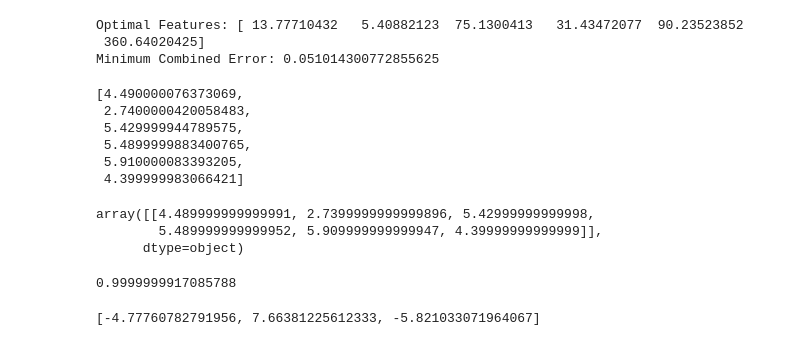
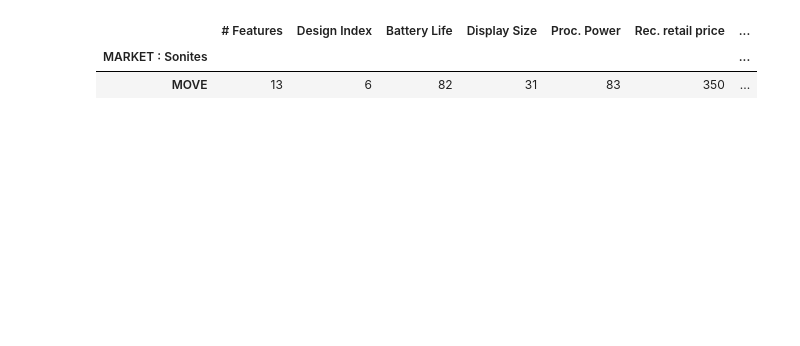
Before and after one commit to FedericoCortesi/Markstrat, a Jupyter notebook: test_notebook.ipynb, the cells around one changed output. Drawn from its saved outputs; the diff is of its cells as text; code cells hidden in the pictures; blank space fills up the shorter version.

```diff
--- a/test_notebook.ipynb
+++ b/test_notebook.ipynb
@@ -42,34 +58,11 @@ array([[-2.9, 12.199999999999974, -3.8200000000000056]], dtype=object)
+# %%
+son.move_features
+# %% [output]
+|  | # Features | Design Index | Battery Life | Display Size | Proc. Power | Rec. retail price | ... |
+| MARKET : Sonites |  |  |  |  |  |  | ... |
+| MOVE | 13 | 6 | 82 | 31 | 83 | 350 | ... |
 # %%
-optimum = solver.find_optimum(ideal_semantic=target_sem, ideal_mds=target_mds, semantic_weights=son.rel_importance_features,
-                              mds_weights=[1/3,1/3,1/3], error_weights=np.array([2,1]))
+from Utils import combined_error_minimum_distance
+
+_ = combined_error_minimum_distance(features=[13, 6, 82, 31, 83, 350], ideal_semantic=target_sem, ideal_mds=target_mds, semantic_weights=son.rel_importance_features,
+                                mds_weights=[1/3, 1/3, 1/3], error_weights=[1,1], model=solver)
-# %% [output]
-Optimal Features: [ 13.77710432   5.40882123  75.1300413   31.43472077  90.23523852
- 360.64020425]
-Minimum Combined Error: 0.051014300772855625
-# %%
-sem_solved  = solver.regress_semantic(optimum[0])
-sem_solved
-# %% [output]
-[4.490000076373069,
- 2.7400000420058483,
- 5.429999944789575,
- 5.4899999883400765,
- 5.910000083393205,
- 4.399999983066421]
-# %%
-target_sem
-# %% [output]
-array([[4.489999999999991, 2.7399999999999896, 5.42999999999998,
-        5.489999999999952, 5.909999999999947, 4.39999999999999]],
-      dtype=object)
-# %%
-from Utils import relevance_score
-
-relevance_score(sem_solved, target_sem, max_distance_1D=6, weights=an.rel_importance_features)
-# %% [output]
-0.9999999917085788
-# %%
-mds_solved = solver.regress_mds(optimum[0])
-mds_solved
-# %% [output]
-[-4.77760782791956, 7.66381225612333, -5.821033071964067]
```
Also changed, not shown: parts of 14 cells of this notebook, 4 other files.
